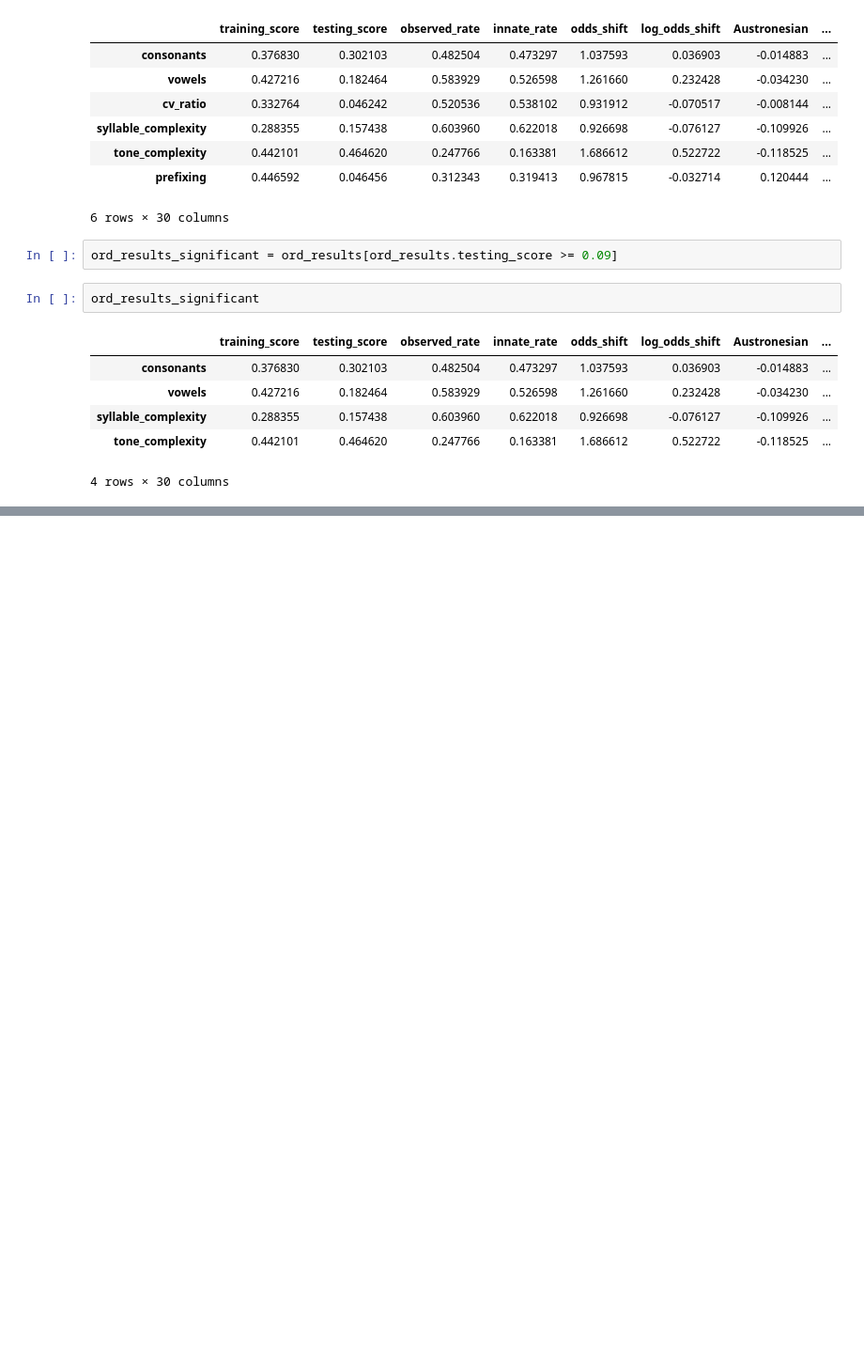
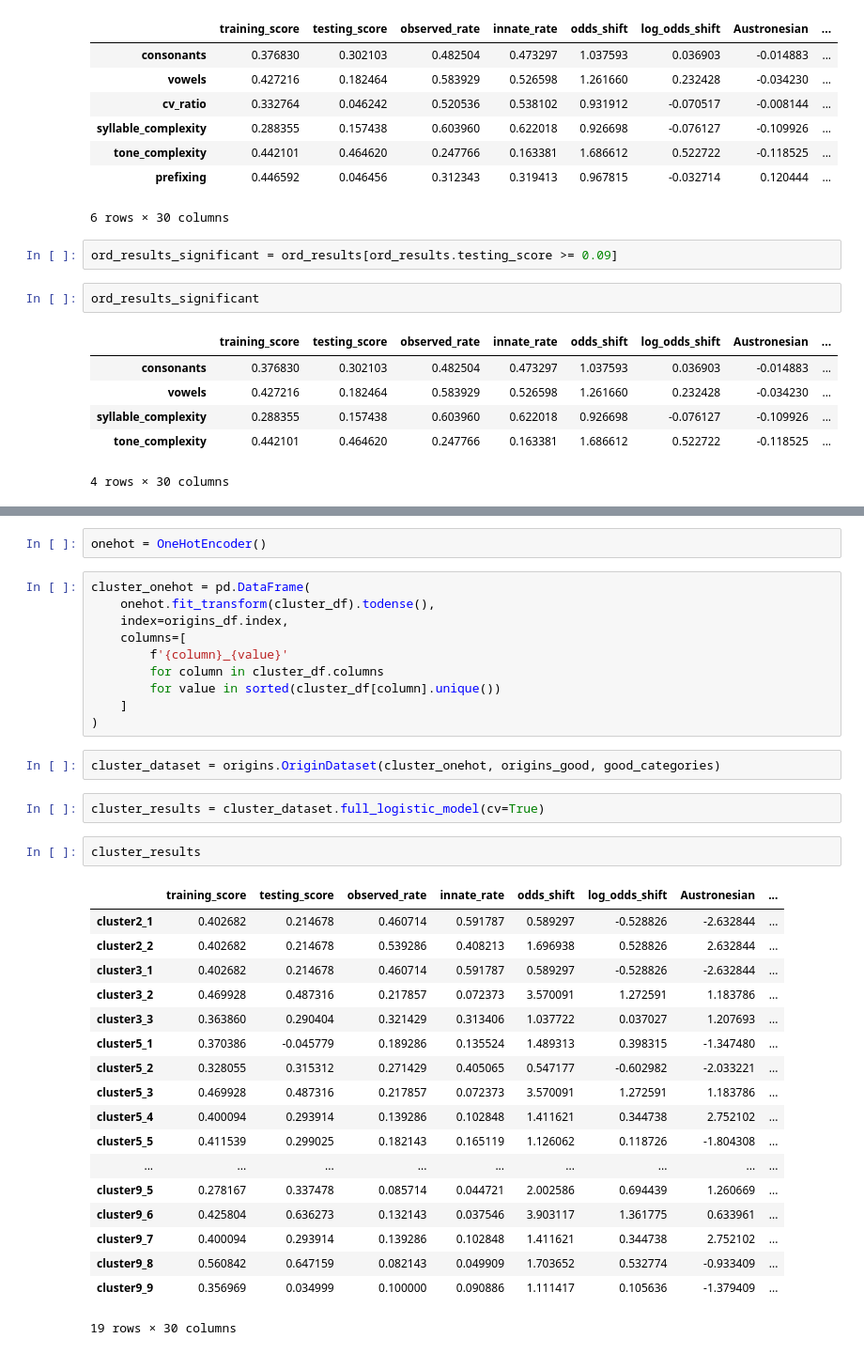
Before and after one commit to def-gthill/sils, a Jupyter notebook: origins.ipynb, the cells around one changed output, grey strips where cells are left out. Shown at 94% size. Saved outputs shown, nothing was run; the diff lists cells and outputs as text; blank space fills up the shorter version.

Commit message:
Predicting cluster labels from origins

```diff
--- a/origins.ipynb
+++ b/origins.ipynb
@@ -437,0 +463,37 @@ ord_results_significant
+# %%
+onehot = OneHotEncoder()
+# %%
+cluster_onehot = pd.DataFrame(
+    onehot.fit_transform(cluster_df).todense(),
+    index=origins_df.index,
+    columns=[
+        f'{column}_{value}'
+        for column in cluster_df.columns
+        for value in sorted(cluster_df[column].unique())
+    ]
+)
+# %%
+cluster_dataset = origins.OriginDataset(cluster_onehot, origins_good, good_categories)
+# %%
+cluster_results = cluster_dataset.full_logistic_model(cv=True)
+# %%
+cluster_results
+# %% [output]
+|  | training_score | testing_score | observed_rate | innate_rate | odds_shift | log_odds_shift | Austronesian | ... |
+| cluster2_1 | 0.402682 | 0.214678 | 0.460714 | 0.591787 | 0.589297 | -0.528826 | -2.632844 | ... |
+| cluster2_2 | 0.402682 | 0.214678 | 0.539286 | 0.408213 | 1.696938 | 0.528826 | 2.632844 | ... |
+| cluster3_1 | 0.402682 | 0.214678 | 0.460714 | 0.591787 | 0.589297 | -0.528826 | -2.632844 | ... |
+| cluster3_2 | 0.469928 | 0.487316 | 0.217857 | 0.072373 | 3.570091 | 1.272591 | 1.183786 | ... |
+| cluster3_3 | 0.363860 | 0.290404 | 0.321429 | 0.313406 | 1.037722 | 0.037027 | 1.207693 | ... |
+| cluster5_1 | 0.370386 | -0.045779 | 0.189286 | 0.135524 | 1.489313 | 0.398315 | -1.347480 | ... |
+| cluster5_2 | 0.328055 | 0.315312 | 0.271429 | 0.405065 | 0.547177 | -0.602982 | -2.033221 | ... |
+| cluster5_3 | 0.469928 | 0.487316 | 0.217857 | 0.072373 | 3.570091 | 1.272591 | 1.183786 | ... |
+| cluster5_4 | 0.400094 | 0.293914 | 0.139286 | 0.102848 | 1.411621 | 0.344738 | 2.752102 | ... |
+| cluster5_5 | 0.411539 | 0.299025 | 0.182143 | 0.165119 | 1.126062 | 0.118726 | -1.804308 | ... |
+| ... | ... | ... | ... | ... | ... | ... | ... | ... |
+| cluster9_5 | 0.278167 | 0.337478 | 0.085714 | 0.044721 | 2.002586 | 0.694439 | 1.260669 | ... |
+| cluster9_6 | 0.425804 | 0.636273 | 0.132143 | 0.037546 | 3.903117 | 1.361775 | 0.633961 | ... |
+| cluster9_7 | 0.400094 | 0.293914 | 0.139286 | 0.102848 | 1.411621 | 0.344738 | 2.752102 | ... |
+| cluster9_8 | 0.560842 | 0.647159 | 0.082143 | 0.049909 | 1.703652 | 0.532774 | -0.933409 | ... |
+| cluster9_9 | 0.356969 | 0.034999 | 0.100000 | 0.090886 | 1.111417 | 0.105636 | -1.379409 | ... |
+19 rows × 30 columns
```
Also changed, not shown: parts of 5 cells of this notebook, 1 other file.
